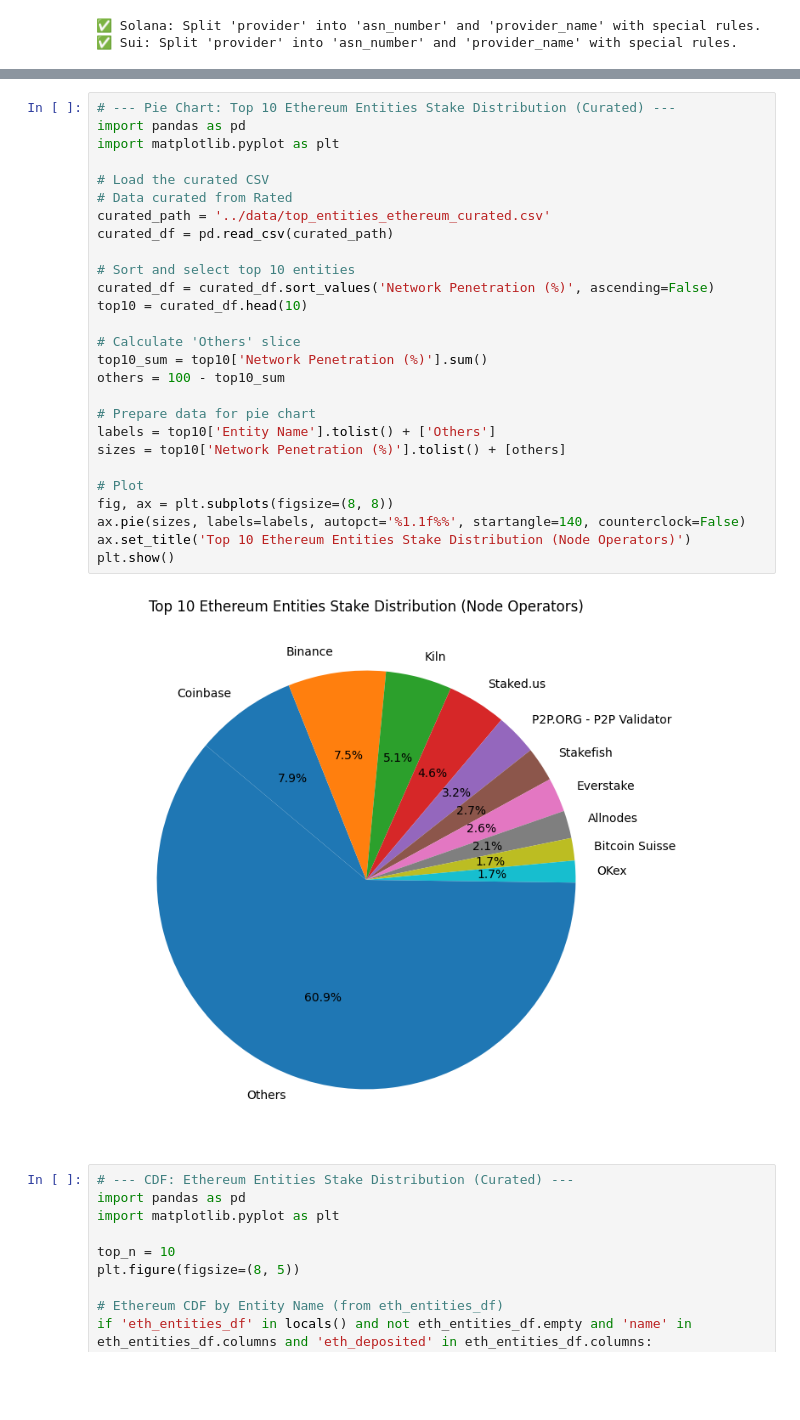
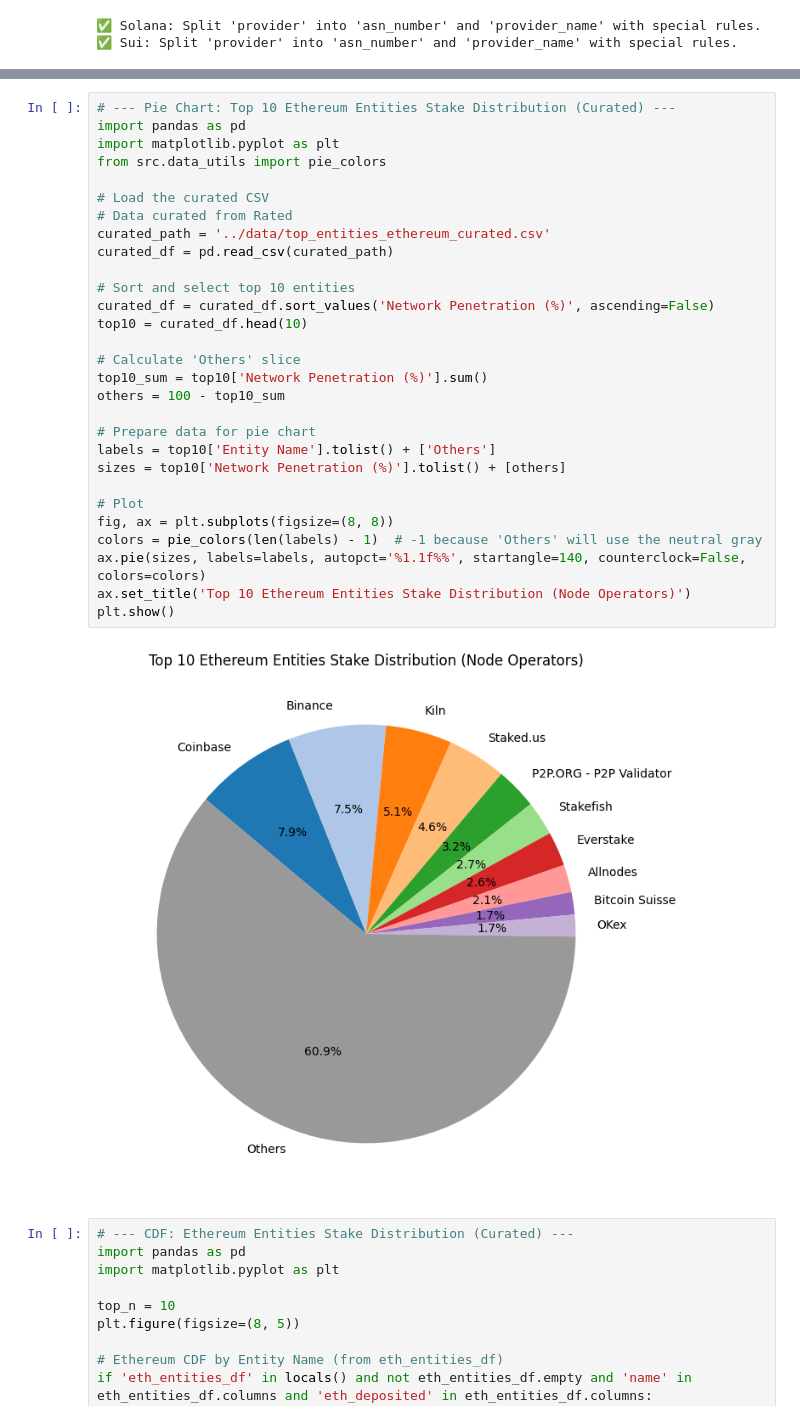
Before and after one commit to Firstset/decentralization-analysis, a Jupyter notebook: notebooks/01_data_exploration.ipynb, the cells around one changed output, grey strips where cells are left out. Saved outputs shown, nothing was run; the diff lists cells and outputs as text; blank space fills up the shorter version.

```diff
--- a/notebooks/01_data_exploration.ipynb
+++ b/notebooks/01_data_exploration.ipynb
@@ -835,32 +859,34 @@ plt.show()
 # %%
 # --- Pie Chart: Top 10 Ethereum Entities Stake Distribution (Curated) ---
 import pandas as pd
 import matplotlib.pyplot as plt
+from src.data_utils import pie_colors
 
 # Load the curated CSV
 # Data curated from Rated
 curated_path = '../data/top_entities_ethereum_curated.csv'
 curated_df = pd.read_csv(curated_path)
 
 # Sort and select top 10 entities
 curated_df = curated_df.sort_values('Network Penetration (%)', ascending=False)
 top10 = curated_df.head(10)
 
 # Calculate 'Others' slice
 top10_sum = top10['Network Penetration (%)'].sum()
 others = 100 - top10_sum
 
 # Prepare data for pie chart
 labels = top10['Entity Name'].tolist() + ['Others']
 sizes = top10['Network Penetration (%)'].tolist() + [others]
 
 # Plot
 fig, ax = plt.subplots(figsize=(8, 8))
-ax.pie(sizes, labels=labels, autopct='%1.1f%%', startangle=140, counterclock=False)
+colors = pie_colors(len(labels) - 1)  # -1 because 'Others' will use the neutral gray
+ax.pie(sizes, labels=labels, autopct='%1.1f%%', startangle=140, counterclock=False, colors=colors)
 ax.set_title('Top 10 Ethereum Entities Stake Distribution (Node Operators)')
 plt.show()
 # %% [output]
-[figure, old version]
+[figure, new version]
 # %%
 # --- CDF: Ethereum Entities Stake Distribution (Curated) ---
 import pandas as pd
```
Also changed, not shown: parts of 14 cells of this notebook, 2 other files.
